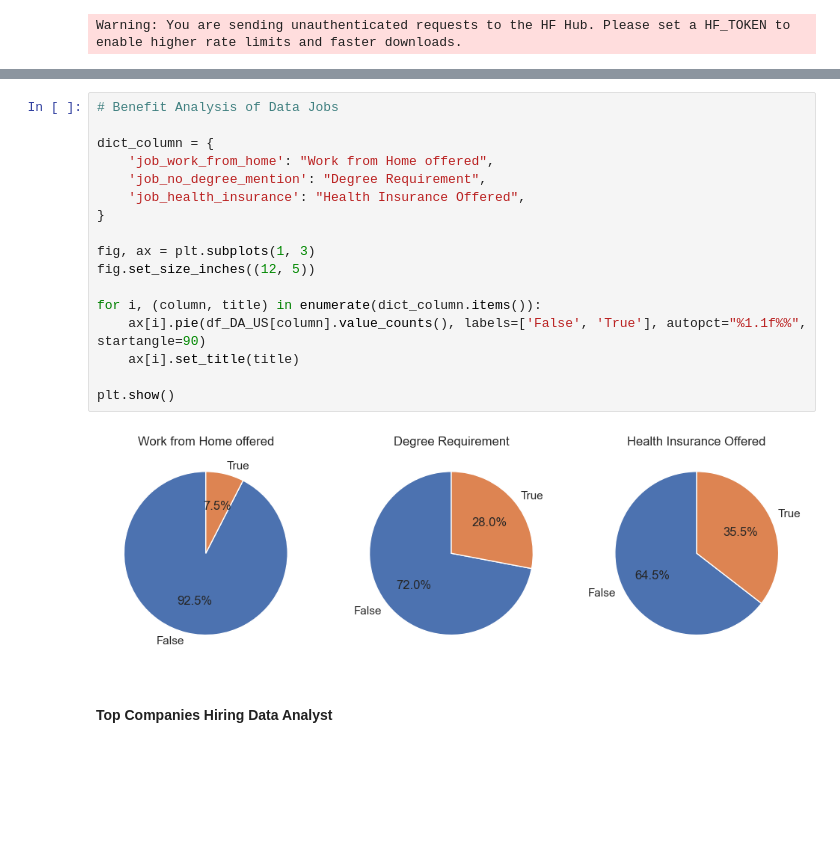
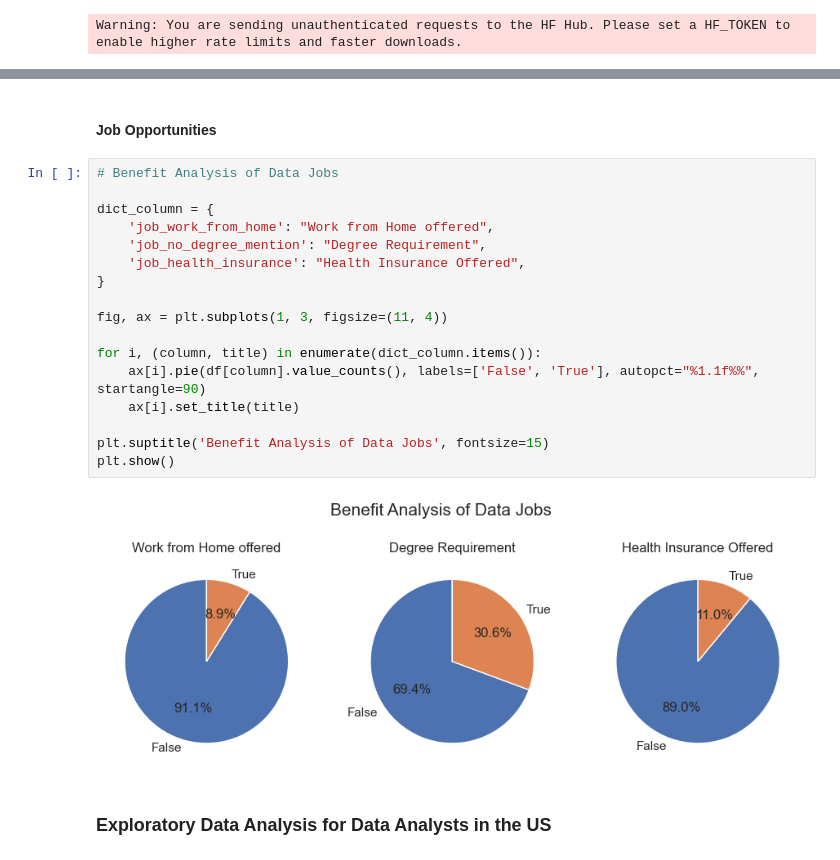
Before and after one commit to aarnavthapa/Jobs_Analysis, a Jupyter notebook: 1_EDA_Intro.ipynb, the cells around one changed output, grey strips where cells are left out. Saved outputs shown, nothing was run; the diff lists cells and outputs as text; blank space fills up the shorter version.

```diff
--- a/1_EDA_Intro.ipynb
+++ b/1_EDA_Intro.ipynb
@@ -49,22 +75,24 @@ plt.show()
+# %% [markdown]
+#### Job Opportunities
 # %%
 # Benefit Analysis of Data Jobs
 
 dict_column = {
     'job_work_from_home': "Work from Home offered",
     'job_no_degree_mention': "Degree Requirement",
     'job_health_insurance': "Health Insurance Offered",
 }
 
-fig, ax = plt.subplots(1, 3)
-fig.set_size_inches((12, 5))
+fig, ax = plt.subplots(1, 3, figsize=(11, 4))
 
 for i, (column, title) in enumerate(dict_column.items()):
-    ax[i].pie(df_DA_US[column].value_counts(), labels=['False', 'True'], autopct="%1.1f%%", startangle=90)
+    ax[i].pie(df[column].value_counts(), labels=['False', 'True'], autopct="%1.1f%%", startangle=90)
     ax[i].set_title(title)
 
+plt.suptitle('Benefit Analysis of Data Jobs', fontsize=15)
 plt.show()
 # %% [output]
-[figure, old version]
+[figure, new version]
 # %% [markdown]
-#### Top Companies Hiring Data Analyst
+### Exploratory Data Analysis for Data Analysts in the US
 # %%
```
Also changed, not shown: parts of 20 cells of this notebook.
